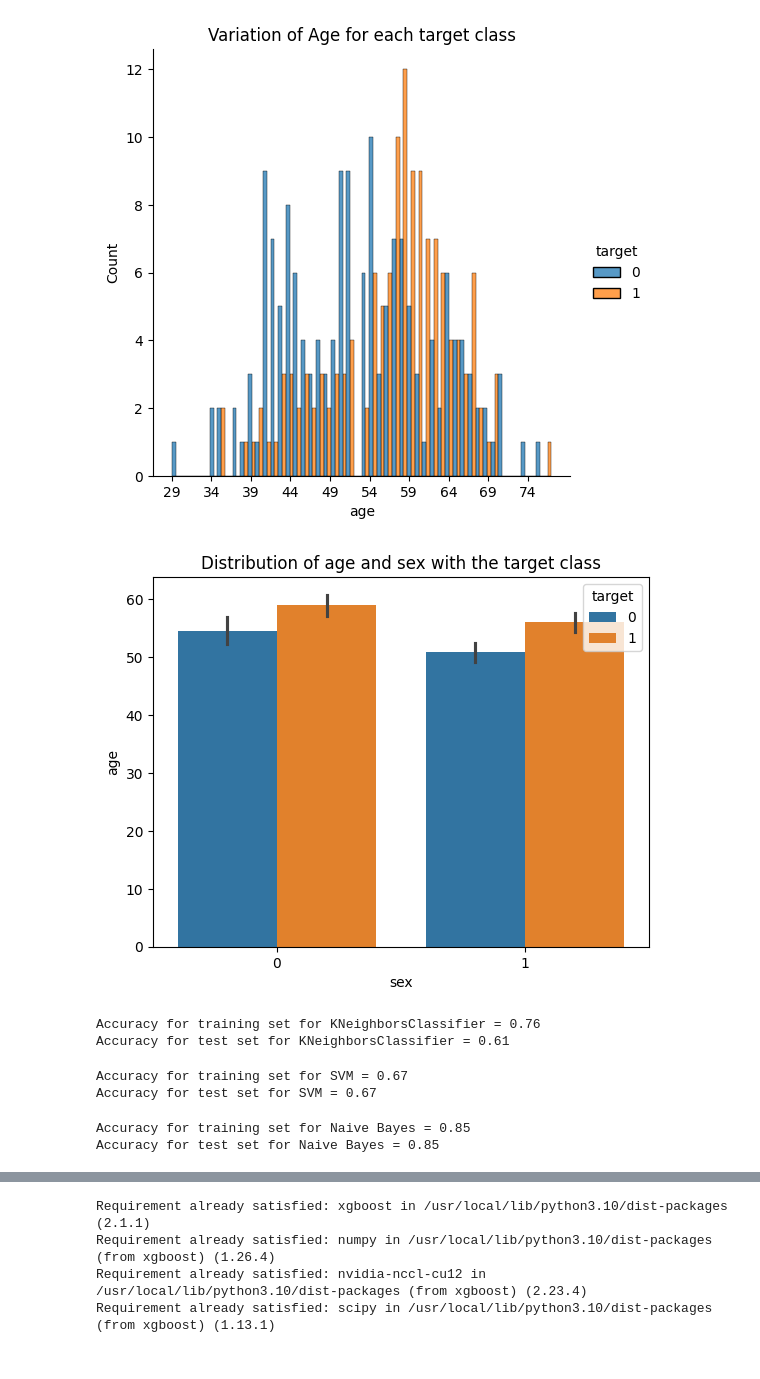
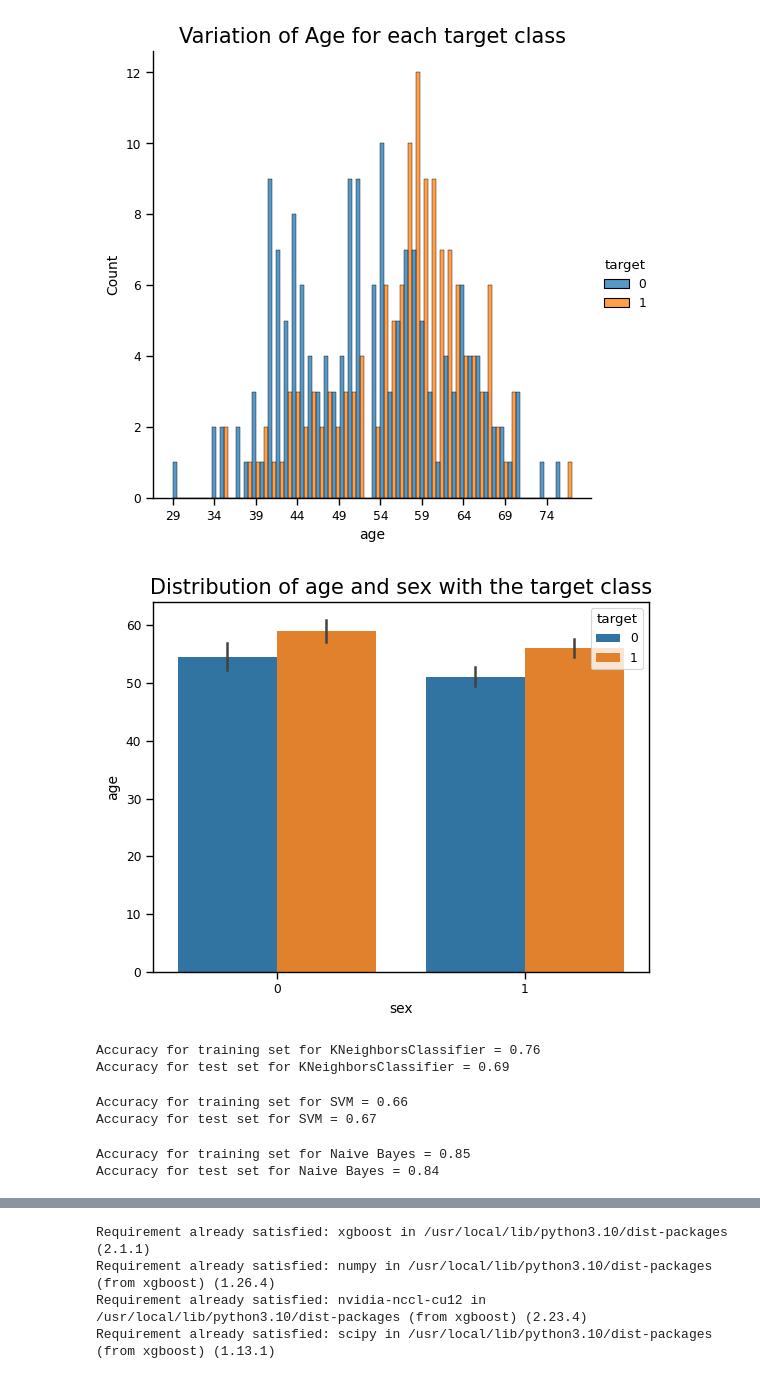
Before and after one commit to tienbuilam/Heart-Disease-Prediction, a Jupyter notebook: Module3_Heart_Disease_Prediction.ipynb, the cells around one changed output, grey strips where cells are left out. Drawn from its saved outputs; the diff is of its cells as text; code cells hidden in the pictures.

```diff
--- a/Module3_Heart_Disease_Prediction.ipynb
+++ b/Module3_Heart_Disease_Prediction.ipynb
@@ -3,28 +3,28 @@
 # %%
 import numpy as np
 import pandas as pd
 import matplotlib.pyplot as plt
 import seaborn as sns
 
 # 1
-df = pd.read_csv('./cleveland.csv')
+df = pd.read_csv('./cleveland.csv', header = None)
 df.columns = ['age', 'sex', 'cp', 'trestbps', 'chol', 'fbs',
               'restecg', 'thalach', 'exang', 'oldpeak', 'slope',
               'ca', 'thal', 'target']
 df['target'] = df.target.map({0: 0, 1: 1, 2: 1, 3: 1, 4: 1})
 df['thal'] = df.thal.fillna(df.thal.mean())
 df['ca'] = df.ca.fillna(df.ca.mean())
 
 
 distribution = sns.displot(
     data=df,
     x='age', hue='target', multiple="dodge", bins=50
 ).set(title='Variation of Age for each target class')
 
 plt.xticks(range(29, 77, 5))
 plt.show()
 # %% [output]
-[figure, old version]
+[figure, new version]
 # %%
 bar = sns.barplot(
     data=df,
@@ -33,7 +33,7 @@ bar = sns.barplot(
 
 plt.show()
 # %% [output]
-[figure, old version]
+[figure, new version]
 # %%
 from sklearn.model_selection import train_test_split
 
@@ -44,26 +44,31 @@ X_train, X_test, y_train, y_test = train_test_split(
     X, y, test_size=0.2, random_state=42
 )
 
+# from sklearn.preprocessing import StandardScaler as ss
+# sc = ss()
+# X_train = sc.fit_transform(X_train)
+# X_test = sc.transform(X_test)
+
 from sklearn.neighbors import KNeighborsClassifier
 from sklearn.metrics import confusion_matrix
 
 knn_model = KNeighborsClassifier(n_neighbors=5, weights='uniform', algorithm='auto', leaf_size=30, p=2, metric='minkowski')
 knn_model.fit(X_train, y_train)
-y_train_pred = knn_model.predict(X_train)
-y_test_pred = knn_model.predict(X_test)
+y_pred = knn_model.predict(X_test)
 
-cm_train = confusion_matrix(y_train, y_train_pred)
-cm_test = confusion_matrix(y_test, y_test_pred)
+cm_test = confusion_matrix(y_pred, y_test)
 
+y_pred_train = knn_model.predict(X_train)
+cm_train = confusion_matrix(y_pred_train, y_train)
+
+print()
 accuracy_for_train = np.round((cm_train[0][0] + cm_train[1][1])/len(y_train),2)
 accuracy_for_test = np.round((cm_test[0][0] + cm_test[1][1])/len(y_test),2)
-
 print('Accuracy for training set for KNeighborsClassifier = {}'.format(accuracy_for_train))
-
 print('Accuracy for test set for KNeighborsClassifier = {}'.format(accuracy_for_test))
 # %% [output]
 Accuracy for training set for KNeighborsClassifier = 0.76
-Accuracy for test set for KNeighborsClassifier = 0.61
+Accuracy for test set for KNeighborsClassifier = 0.69
 # %%
 from sklearn.model_selection import train_test_split
 
@@ -92,7 +97,7 @@ print('Accuracy for training set for SVM = {}'.format(accuracy_for_train))
 
 print('Accuracy for test set for SVM = {}'.format(accuracy_for_test))
 # %% [output]
-Accuracy for training set for SVM = 0.67
+Accuracy for training set for SVM = 0.66
 Accuracy for test set for SVM = 0.67
 # %%
 from sklearn.model_selection import train_test_split
@@ -123,7 +128,7 @@ print('Accuracy for training set for Naive Bayes = {}'.format(accuracy_for_train
 print('Accuracy for test set for Naive Bayes = {}'.format(accuracy_for_test))
 # %% [output]
 Accuracy for training set for Naive Bayes = 0.85
-Accuracy for test set for Naive Bayes = 0.85
+Accuracy for test set for Naive Bayes = 0.84
 # %%
 from sklearn.model_selection import train_test_split
 
```
Also changed, not shown: parts of 5 cells of this notebook.
